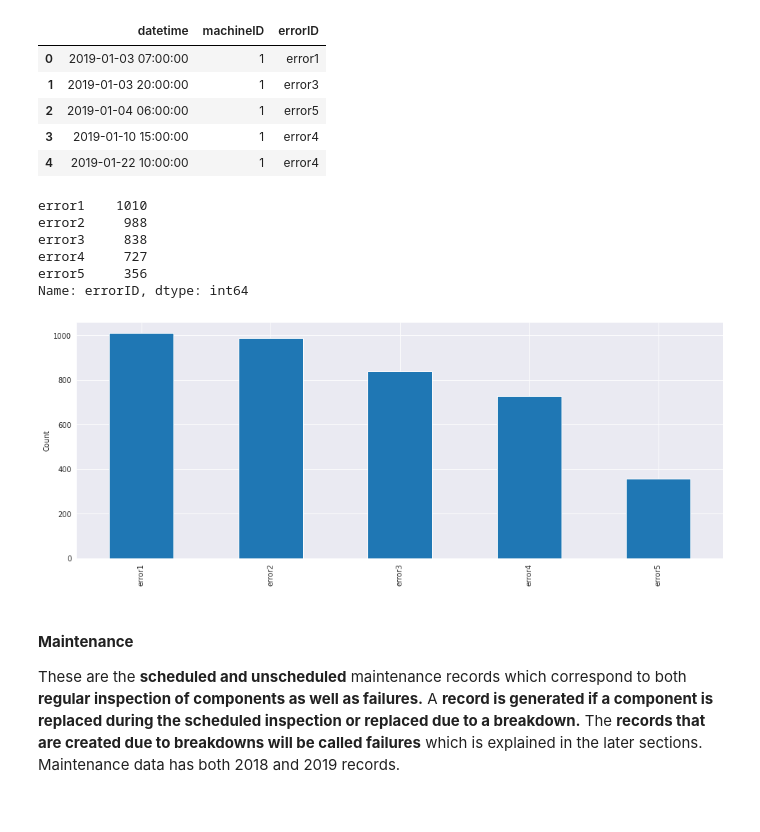
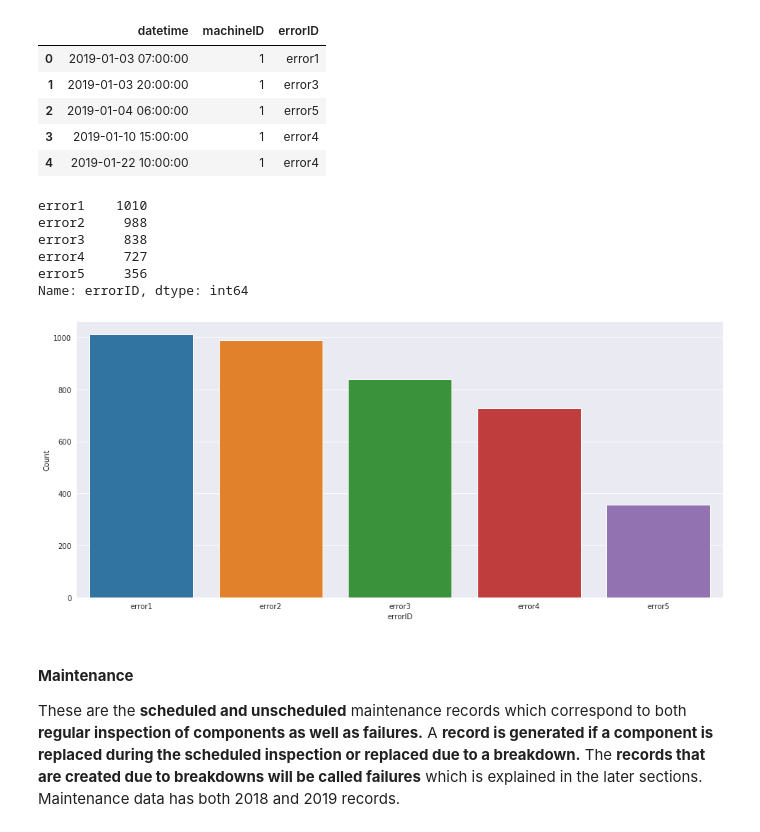
Before and after one commit to sachinkun21/Predictive_Maintenance_using_ML_Microsoft_CaseStudy, a Jupyter notebook: Predictive_Maintenance_using_Machine_Learning.ipynb, the cells around one changed output. Saved outputs shown, nothing was run; the diff lists cells and outputs as text; code cells hidden in the pictures.

```diff
--- a/Predictive_Maintenance_using_Machine_Learning.ipynb
+++ b/Predictive_Maintenance_using_Machine_Learning.ipynb
@@ -151,18 +148,18 @@ Total Number of error records: 3919
 | 4 | 2019-01-22 10:00:00 | 1 | error4 |
 # %%
 sns.set_style("darkgrid")
-plt.figure(figsize=(16, 6))
-errors['errorID'].value_counts().plot(kind='bar')
+plt.figure(figsize=(16, 7))
+sns.countplot(x='errorID',  data = errors)
 plt.ylabel('Count')
 errors['errorID'].value_counts()
 # %% [output]
 error1    1010
 error2     988
 error3     838
 error4     727
 error5     356
 Name: errorID, dtype: int64
-[figure, old version]
+[figure, new version]
 # %% [markdown]
 #### **Maintenance**
 These are the **scheduled and unscheduled** maintenance records which correspond to both **regular inspection of components as well as failures.** A **record is generated if a component is replaced during the scheduled inspection or replaced due to a breakdown.** The **records that are created due to breakdowns will be called failures** which is explained in the later sections. Maintenance data has both 2018 and 2019 records.
```
Also changed, not shown: parts of 26 cells of this notebook.
